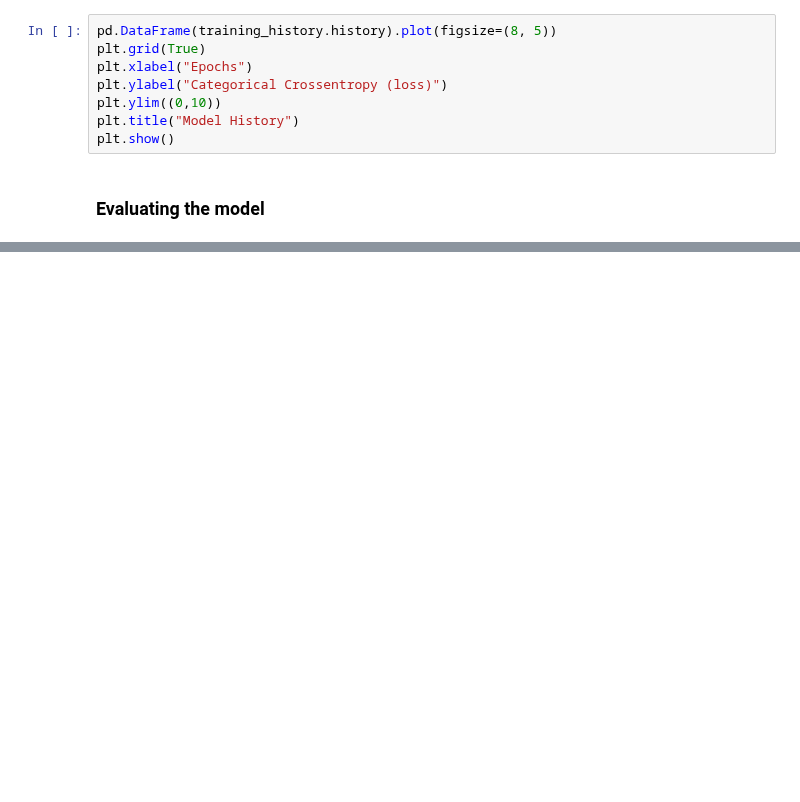
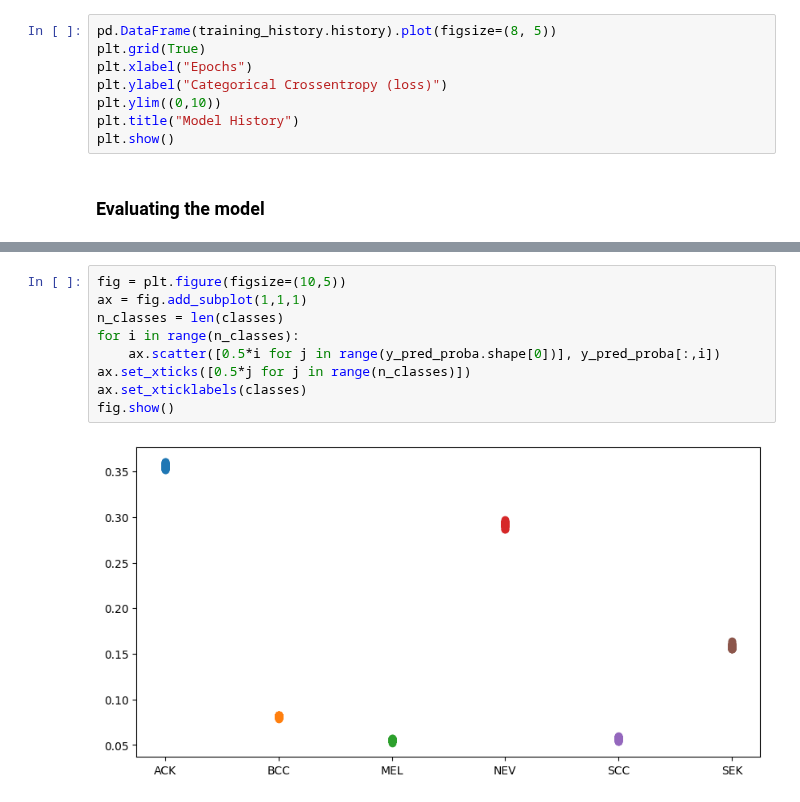
Before and after one commit to CEDipEngineering/ComputerAidedSkinCancerIdentificationAndDiagnosis, a Jupyter notebook: experiments/dip/deep_learning.ipynb, the cells around one changed output, grey strips where cells are left out. Drawn from its saved outputs; the diff is of its cells as text; blank space fills up the shorter version.

```diff
--- a/experiments/dip/deep_learning.ipynb
+++ b/experiments/dip/deep_learning.ipynb
@@ -238,0 +396,11 @@ plt.show()
+# %%
+fig = plt.figure(figsize=(10,5))
+ax = fig.add_subplot(1,1,1)
+n_classes = len(classes)
+for i in range(n_classes):
+    ax.scatter([0.5*i for j in range(y_pred_proba.shape[0])], y_pred_proba[:,i])
+ax.set_xticks([0.5*j for j in range(n_classes)])
+ax.set_xticklabels(classes)
+fig.show()
+# %% [output]
+[figure, added]
```
Also changed, not shown: parts of 17 cells of this notebook, 1 other file.
